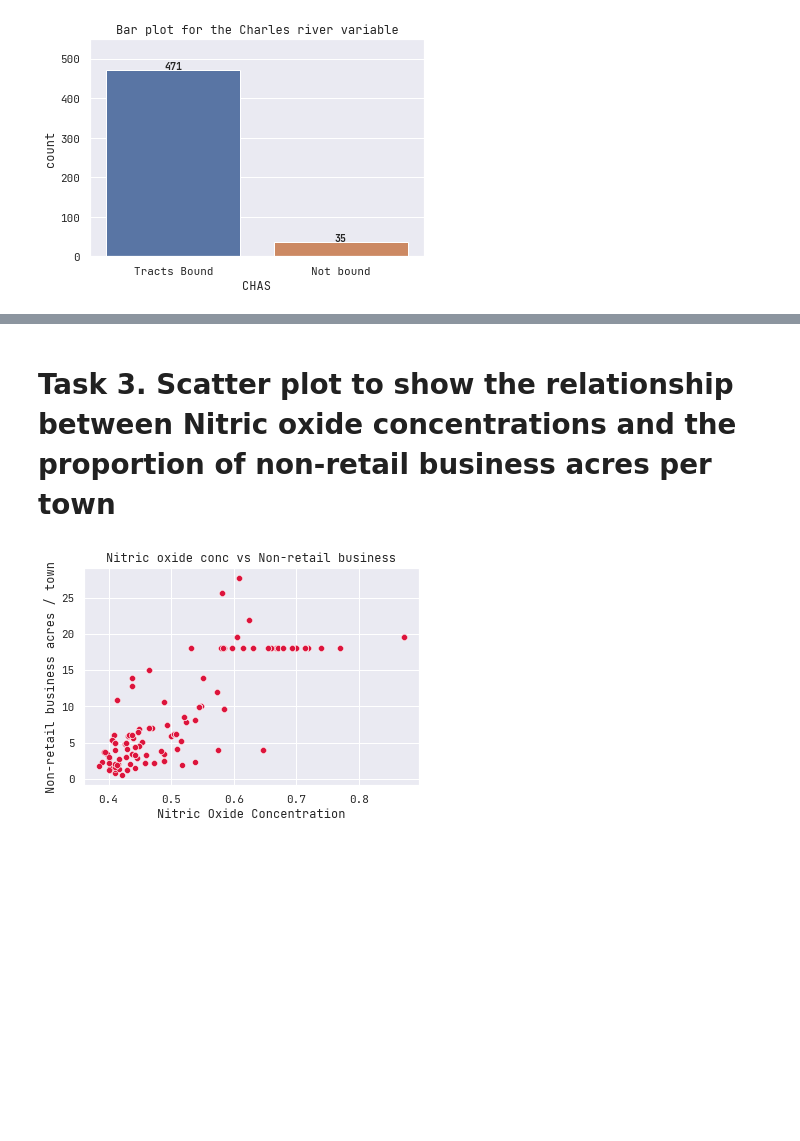
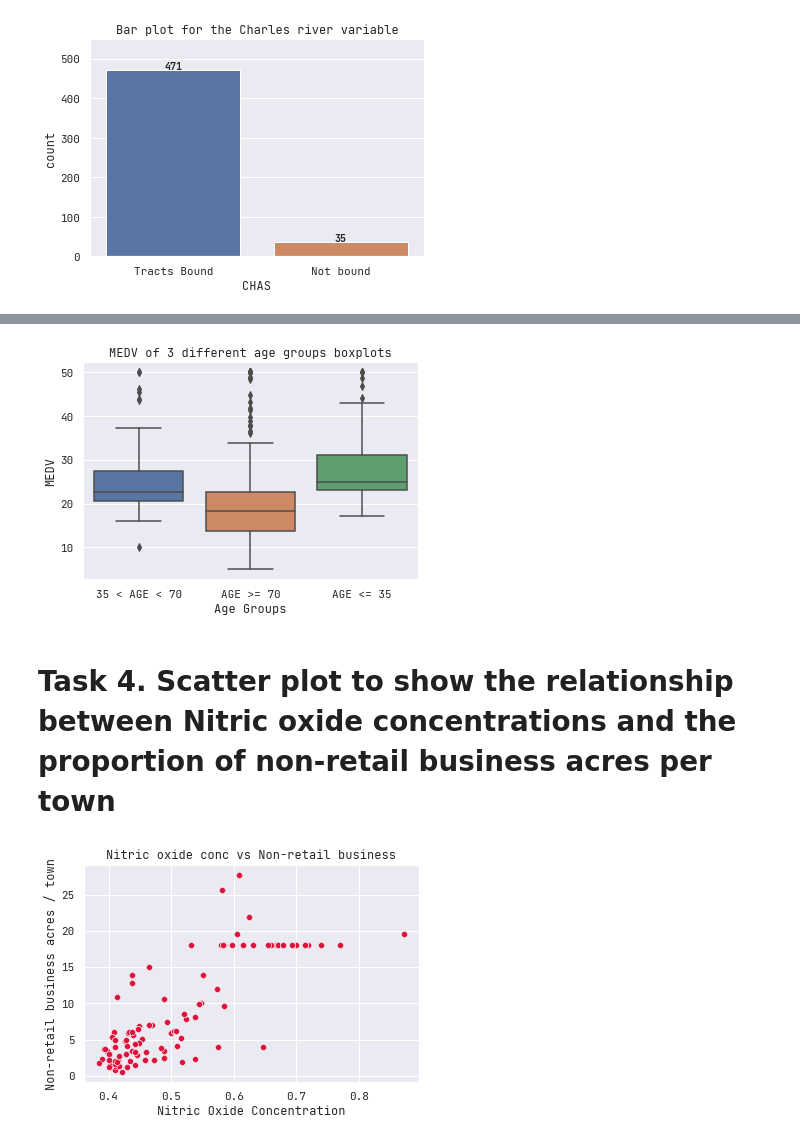
Before and after one commit to valliansayoga/data-analysis, a Jupyter notebook: Boston Housing Analysis.ipynb, the cells around one changed output, grey strips where cells are left out. Drawn from its saved outputs; the diff is of its cells as text; code cells hidden in the pictures; blank space fills up the shorter version.

```diff
--- a/Boston Housing Analysis.ipynb
+++ b/Boston Housing Analysis.ipynb
@@ -65,5 +71,16 @@ plt.show()
+# %%
+# Let's split the AGE into 3 groups
+df.loc[df.AGE <= 35, 'age_group'] = 'AGE <= 35'
+df.loc[(df.AGE > 35) & (df.AGE < 70), 'age_group'] = '35 < AGE < 70'
+df.loc[df.AGE >= 70, 'age_group'] = 'AGE >= 70'
+
+ax = sns.boxplot(x='age_group', y='MEDV', data=df)
+ax.set(title='MEDV of 3 different age groups boxplots', xlabel='Age Groups')
+plt.show()
+# %% [output]
+[figure, added]
 # %% [markdown]
-# Task 3. Scatter plot to show the relationship between Nitric oxide concentrations and the proportion of non-retail business acres per town
+# Task 4. Scatter plot to show the relationship between Nitric oxide concentrations and the proportion of non-retail business acres per town
 # %%
 ax = sns.scatterplot(x=df.NOX, y=df.INDUS, color='crimson')
 ax.set(
```
Also changed, not shown: parts of 9 cells of this notebook.
